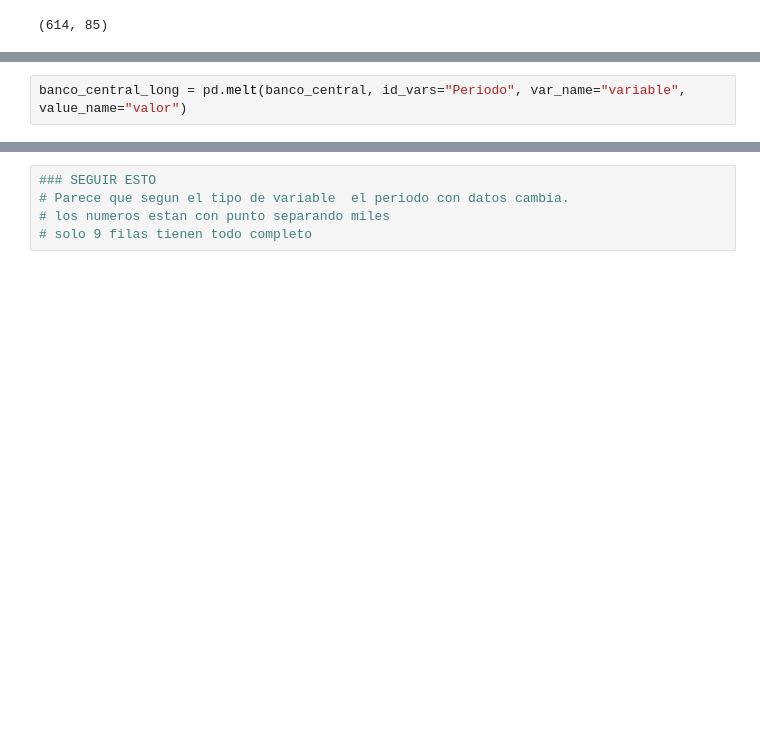
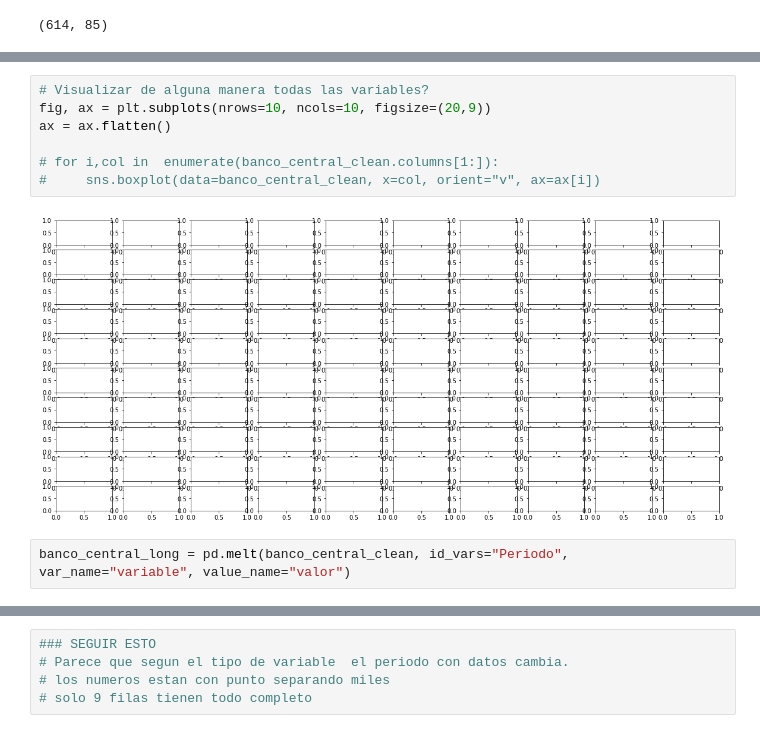
Before and after one commit to fbetteo/spike, a Jupyter notebook: desafio.ipynb, the cells around one changed output, grey strips where cells are left out. Drawn from its saved outputs; the diff is of its cells as text; blank space fills up the shorter version.

```diff
--- a/desafio.ipynb
+++ b/desafio.ipynb
@@ -88,2 +128,11 @@ banco_central.shape
+# %%
+# Visualizar de alguna manera todas las variables?
+fig, ax = plt.subplots(nrows=10, ncols=10, figsize=(20,9))
+ax = ax.flatten()
+
+# for i,col in  enumerate(banco_central_clean.columns[1:]):
+#     sns.boxplot(data=banco_central_clean, x=col, orient="v", ax=ax[i])
+# %% [output]
+[figure, added]
 # %%
-banco_central_long = pd.melt(banco_central, id_vars="Periodo", var_name="variable", value_name="valor")
+banco_central_long = pd.melt(banco_central_clean, id_vars="Periodo", var_name="variable", value_name="valor")
```
Also changed, not shown: parts of 19 cells of this notebook, 1 other file.
